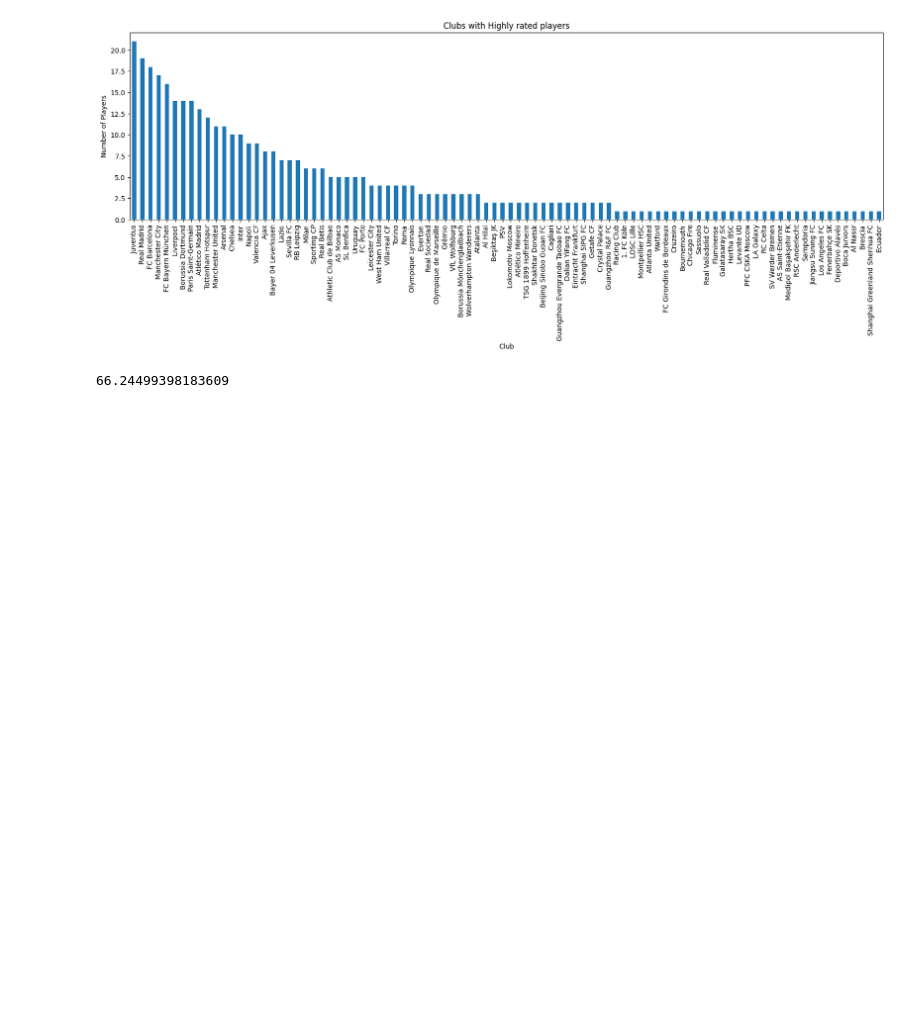
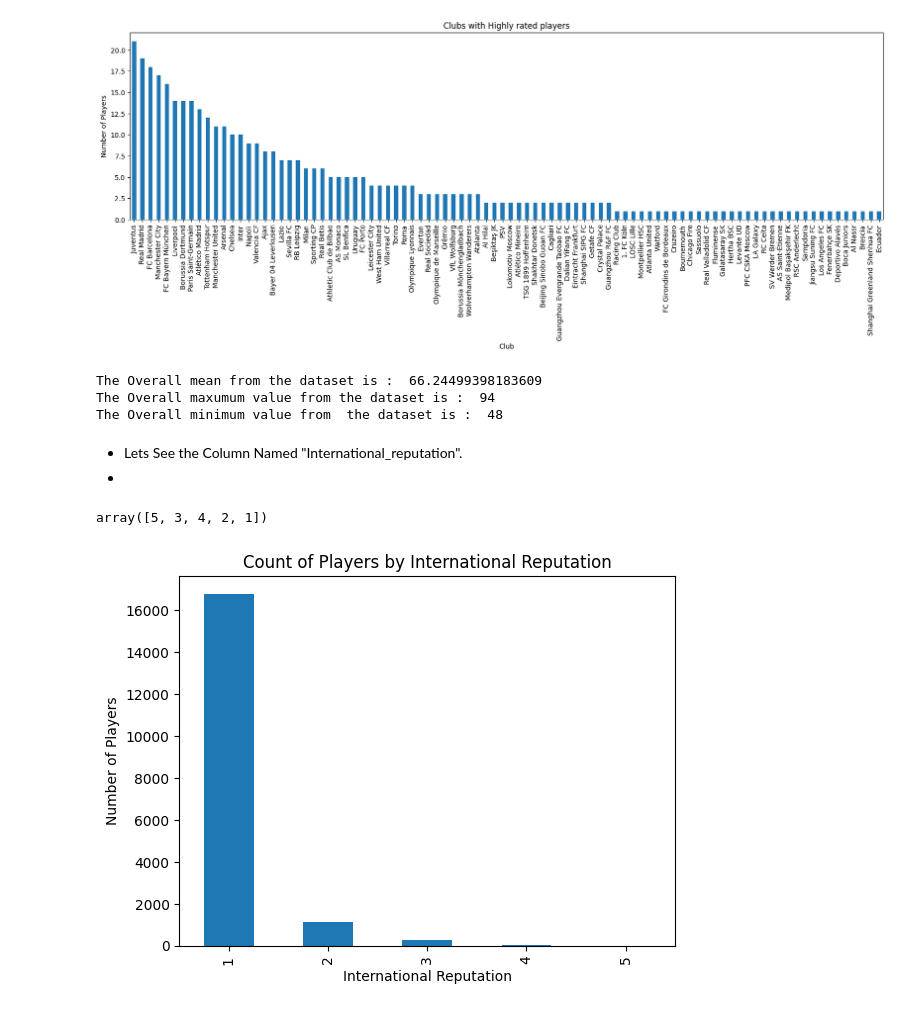
Before and after one commit to SudarshanIngole/Machine-Learning-Projects, a Jupyter notebook: PRCP_FIFA_20.ipynb, the cells around one changed output. Cells and saved outputs as stored; diff of their text form; code cells hidden in the pictures; blank space fills up the shorter version.

```diff
--- a/PRCP_FIFA_20.ipynb
+++ b/PRCP_FIFA_20.ipynb
@@ -290,7 +292,26 @@ club_counts.plot(kind='bar', xlabel='Club', ylabel='Number of Players', title='C
 plt.show()
 # %% [output]
 [figure]
-# %%
-data['overall'].mean()
-# %% [output]
-66.24499398183609
+# %%
+print('The Overall mean from the dataset is : ',data['overall'].mean())
+print('The Overall maxumum value from the dataset is : ',data['overall'].max())
+print('The Overall minimum value from  the dataset is : ',data['overall'].min())
+# %% [output]
+The Overall mean from the dataset is :  66.24499398183609
+The Overall maxumum value from the dataset is :  94
+The Overall minimum value from  the dataset is :  48
+# %% [markdown]
+* Lets See the Column Named "International_reputation".
+*
+# %%
+data.international_reputation.unique()
+# %% [output]
+array([5, 3, 4, 2, 1])
+# %%
+data['international_reputation'].value_counts().plot(kind='bar')
+plt.title('Count of Players by International Reputation')
+plt.xlabel('International Reputation')
+plt.ylabel('Number of Players')
+plt.show()
+# %% [output]
+[figure, added]
```
Also changed, not shown: parts of 2 cells of this notebook.
